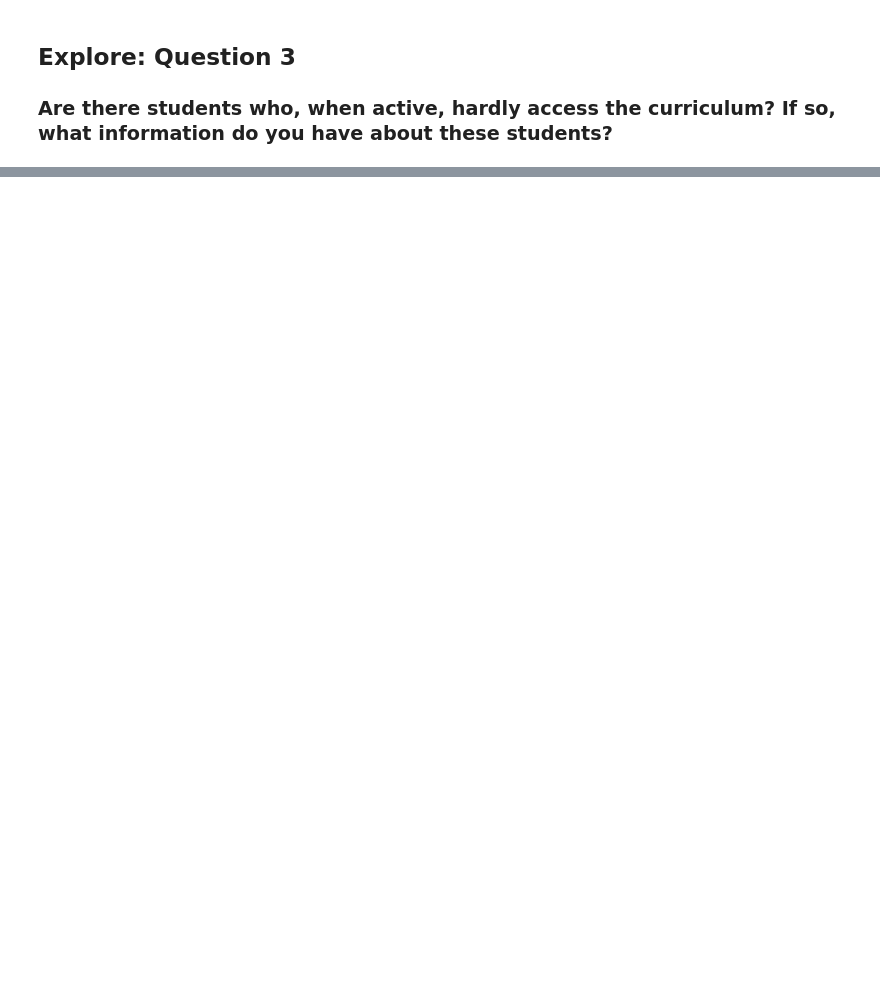
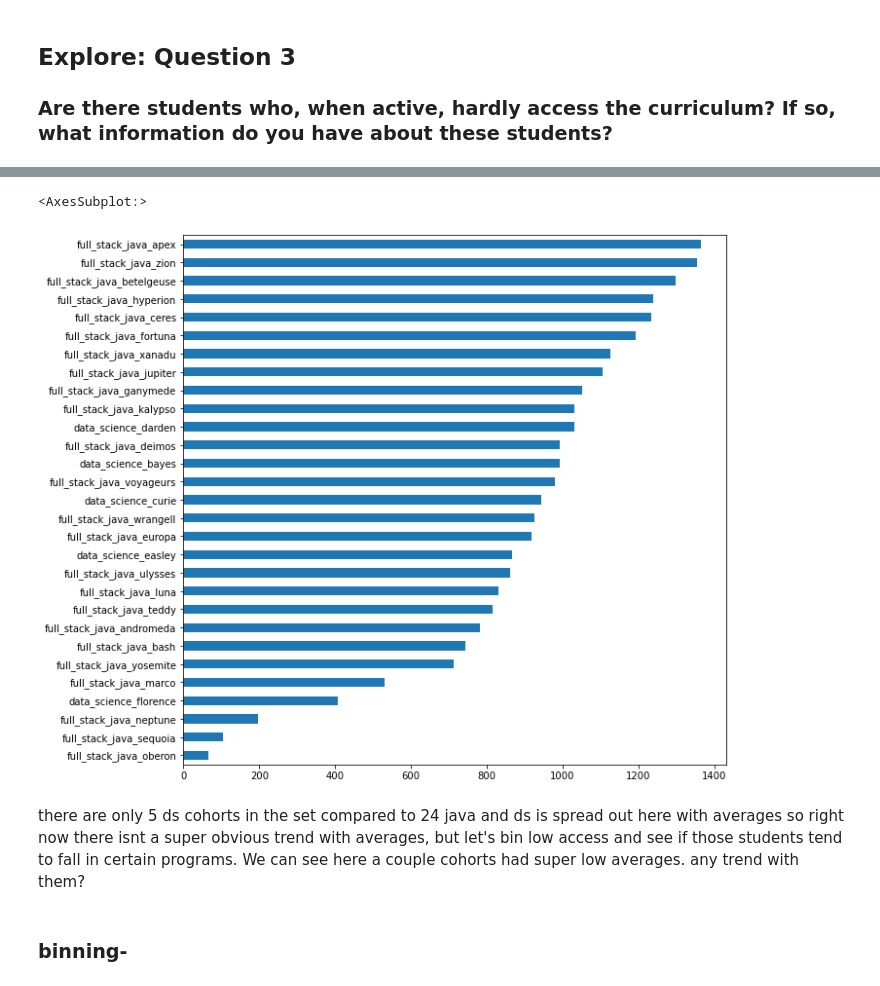
Before and after one commit to bowen-lindsey-shiben-turner/anamoly-detection, a Jupyter notebook: mindy_shiben.ipynb, the cells around one changed output, grey strips where cells are left out. Cells and saved outputs as stored; diff of their text form; code cells hidden in the pictures; blank space fills up the shorter version.

```diff
--- a/mindy_shiben.ipynb
+++ b/mindy_shiben.ipynb
@@ -151,0 +419,12 @@ df3 = explore.explore_question3(df)
+# %%
+df3['cohort_program'] = df3['program'] + '_' + df3['cohort']
+# %%
+plt.figure(figsize=(10,10))
+(df3.cohort_program.value_counts()/df3.user_id.groupby(df3.cohort_program).nunique()).sort_values(ascending=True).plot(kind='barh')
+# %% [output]
+<AxesSubplot:>
+[figure, added]
+# %% [markdown]
+there are only 5 ds cohorts in the set compared to 24 java and ds is spread out here with averages so right now there isnt a super obvious trend with averages, but let's bin low access and see if those students tend to fall in certain programs. We can see here a couple cohorts had super low averages. any trend with them?
+# %% [markdown]
+### binning-
```
Also changed, not shown: parts of 119 cells of this notebook, 1 other file.
